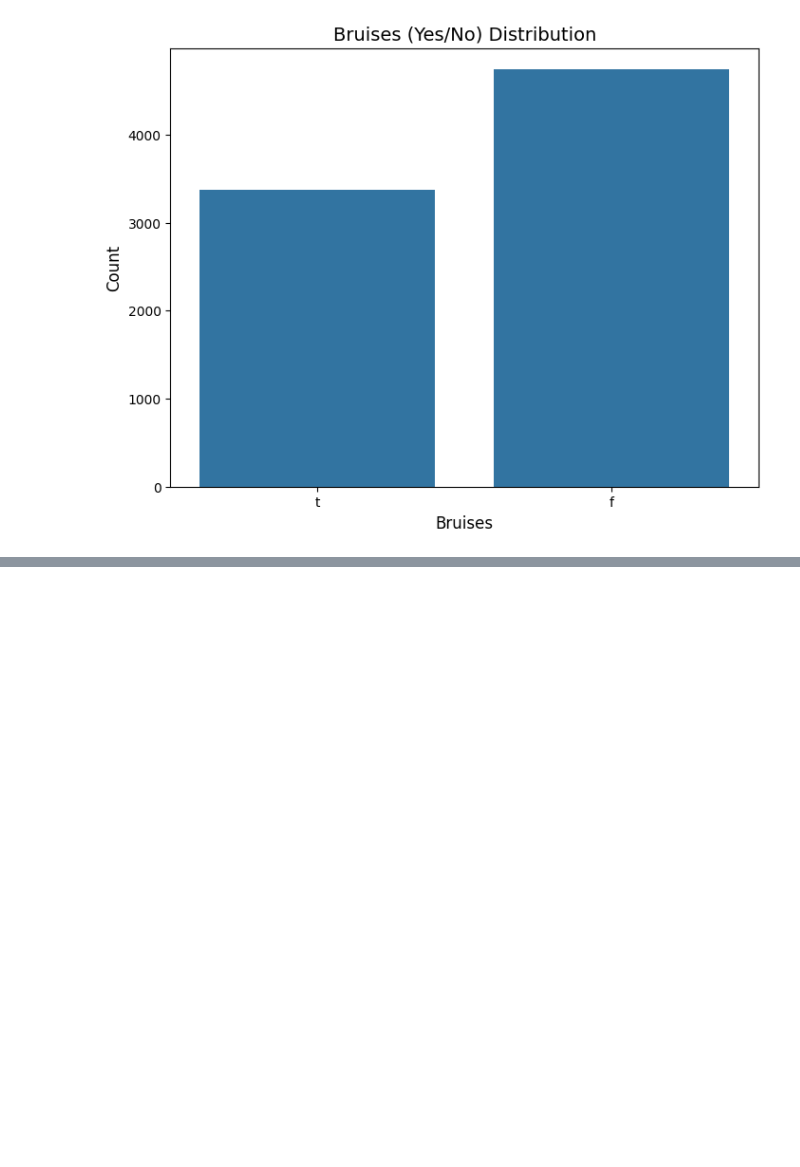
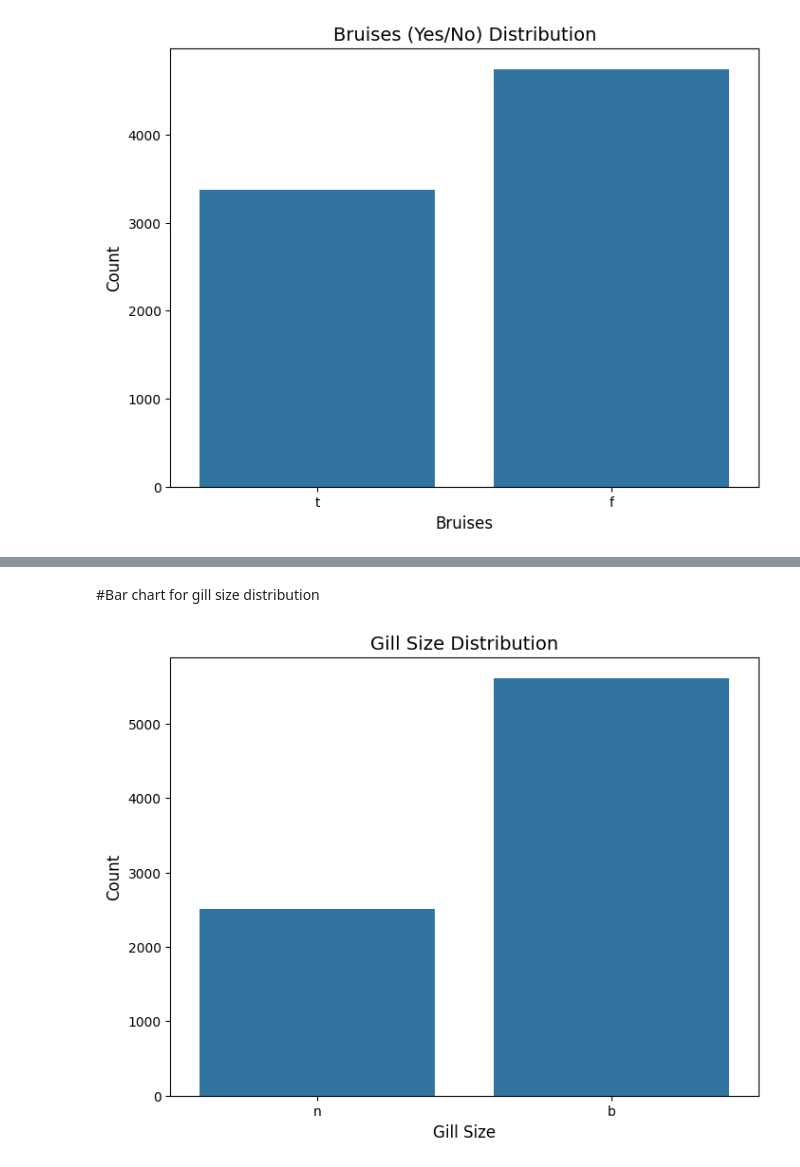
Before and after one commit to Shamiul-693/-Exploratory-Data-Analysis-and-Classification-Algorithms-on-Mushroom-Dataset, a Jupyter notebook: Exploratory_Data_Analysis_and_Classification_Algorithms_on_Mushroom_Dataset.ipynb, the cells around one changed output, grey strips where cells are left out. Cells and saved outputs as stored; diff of their text form; code cells hidden in the pictures; blank space fills up the shorter version.

```diff
--- a/Exploratory_Data_Analysis_and_Classification_Algorithms_on_Mushroom_Dataset.ipynb
+++ b/Exploratory_Data_Analysis_and_Classification_Algorithms_on_Mushroom_Dataset.ipynb
@@ -117,0 +130,11 @@ plt.show()
+# %% [markdown]
+#Bar chart for gill size distribution
+# %%
+plt.figure(figsize=(8, 6))
+sns.countplot(x='gill-size', data=mushroom_data)
+plt.title('Gill Size Distribution', fontsize=14)
+plt.xlabel('Gill Size', fontsize=12)
+plt.ylabel('Count', fontsize=12)
+plt.show()
+# %% [output]
+[figure, added]
```
Also changed, not shown: parts of 10 cells of this notebook.
